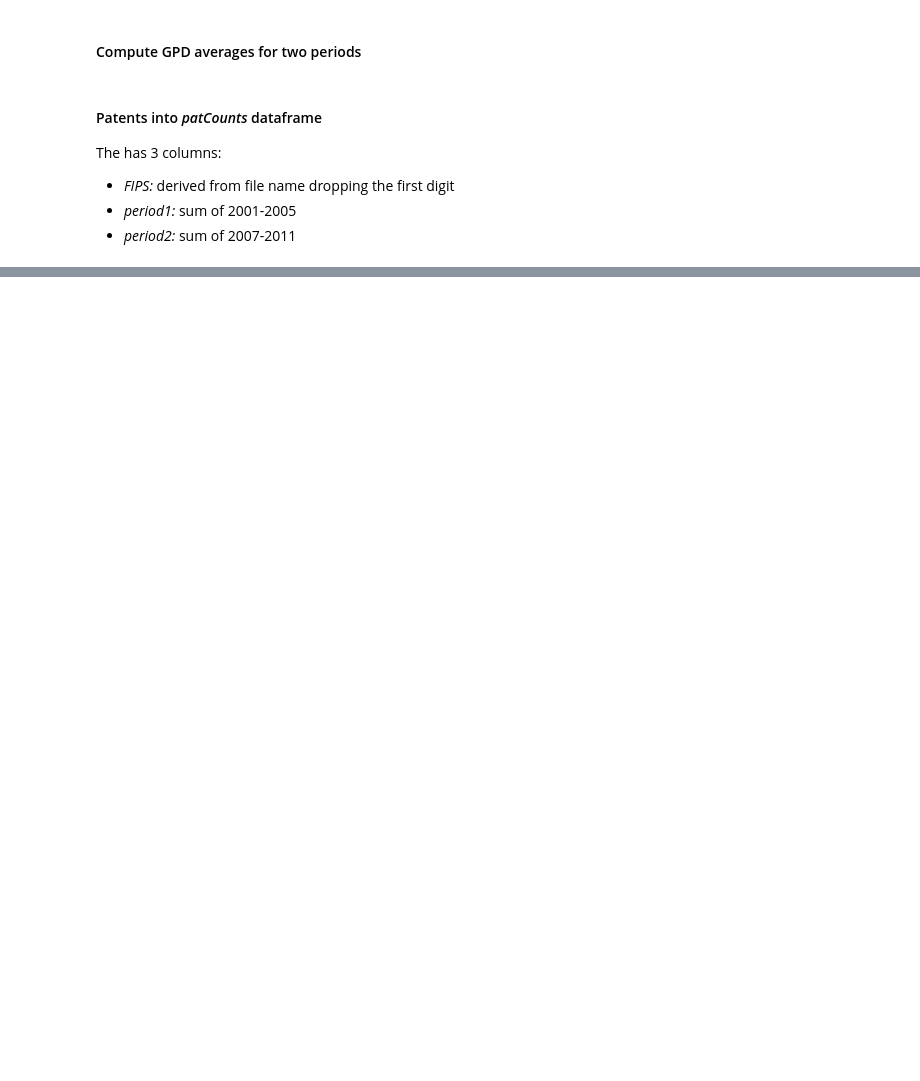
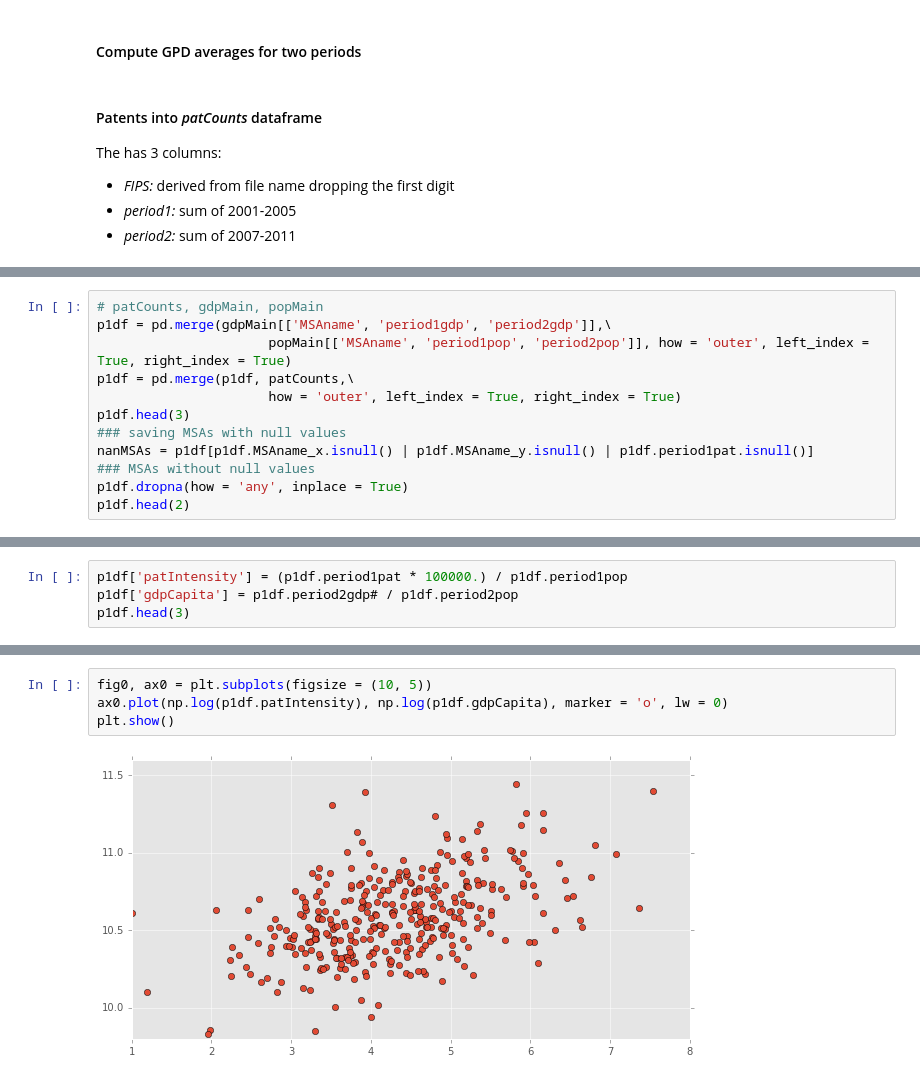
Before and after one commit to pvarsh/various-bits, a Jupyter notebook: foundations-final/final_assignment.ipynb, the cells around one changed output, grey strips where cells are left out. Drawn from its saved outputs; the diff is of its cells as text; blank space fills up the shorter version.

Commit message:
First plot done

```diff
--- a/foundations-final/final_assignment.ipynb
+++ b/foundations-final/final_assignment.ipynb
@@ -91,0 +105,12 @@ patCounts.head(2)
+# %%
+# patCounts, gdpMain, popMain
+p1df = pd.merge(gdpMain[['MSAname', 'period1gdp', 'period2gdp']],\
+                      popMain[['MSAname', 'period1pop', 'period2pop']], how = 'outer', left_index = True, right_index = True)
+p1df = pd.merge(p1df, patCounts,\
+                      how = 'outer', left_index = True, right_index = True)
+p1df.head(3)
+### saving MSAs with null values
+nanMSAs = p1df[p1df.MSAname_x.isnull() | p1df.MSAname_y.isnull() | p1df.period1pat.isnull()]
+### MSAs without null values
+p1df.dropna(how = 'any', inplace = True)
+p1df.head(2)
@@ -91,0 +122,4 @@ patCounts.head(2)
+# %%
+p1df['patIntensity'] = (p1df.period1pat * 100000.) / p1df.period1pop
+p1df['gdpCapita'] = p1df.period2gdp# / p1df.period2pop
+p1df.head(3)
@@ -91,0 +132,6 @@ patCounts.head(2)
+# %%
+fig0, ax0 = plt.subplots(figsize = (10, 5))
+ax0.plot(np.log(p1df.patIntensity), np.log(p1df.gdpCapita), marker = 'o', lw = 0)
+plt.show()
+# %% [output]
+[figure, added]
```
Also changed, not shown: parts of 8 cells of this notebook.
